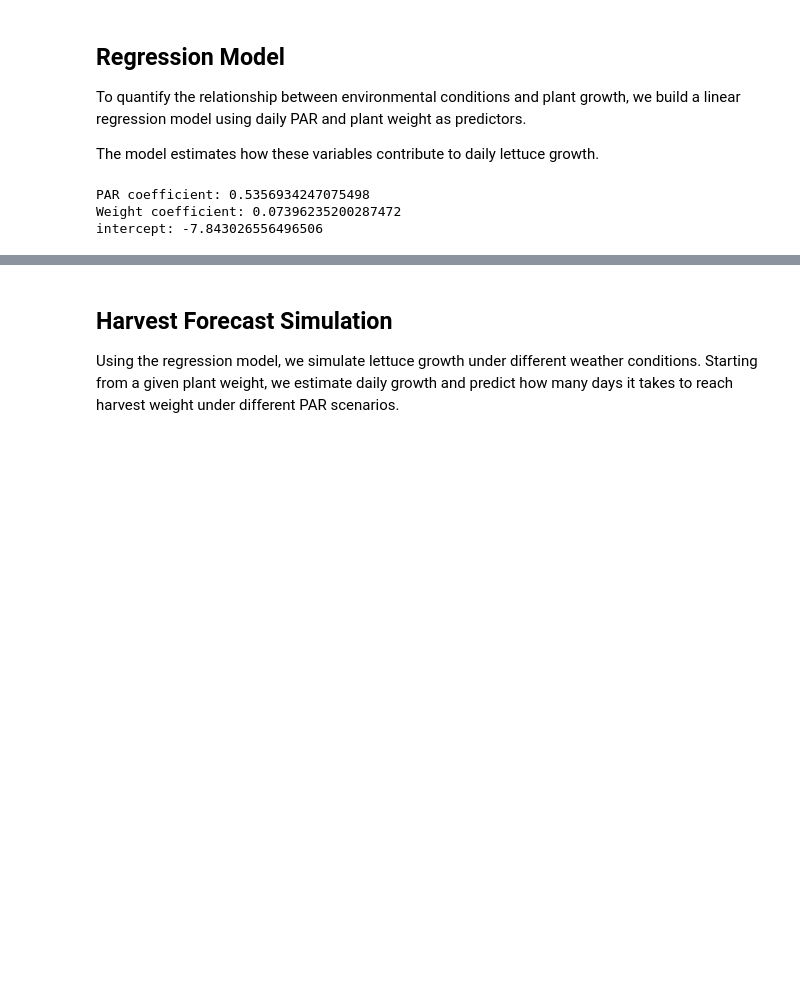
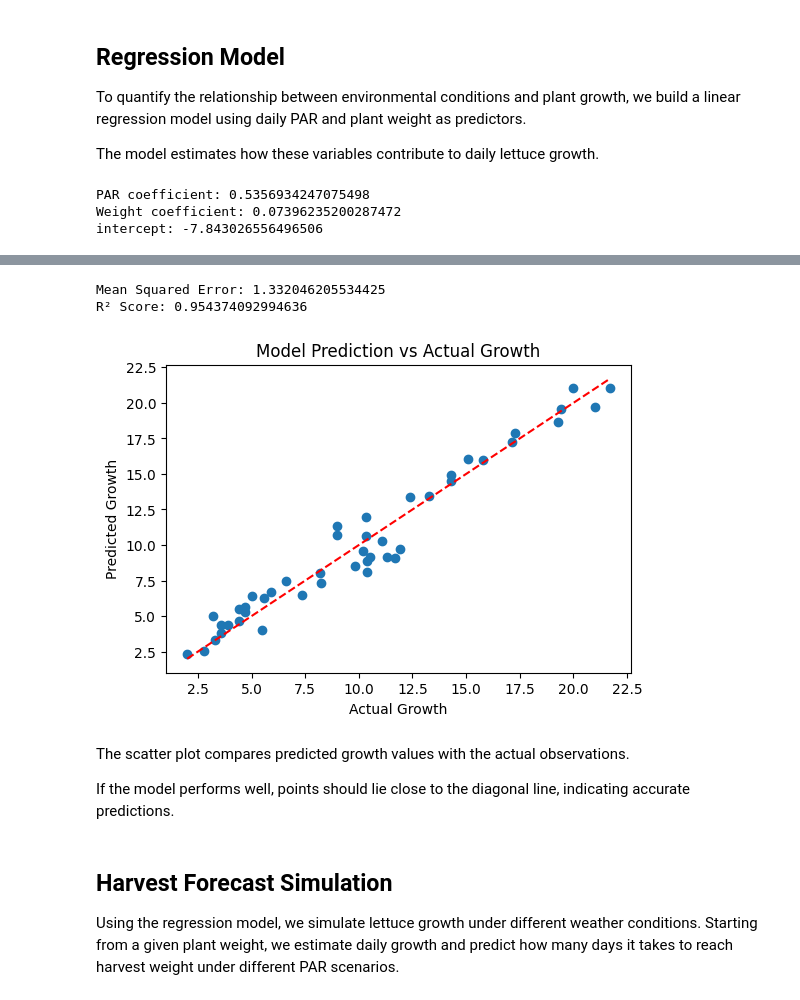
Before and after one commit to wyqz001/lettuce-par-prediction, a Jupyter notebook: lettuce_growth_analysis.ipynb, the cells around one changed output, grey strips where cells are left out. Drawn from its saved outputs; the diff is of its cells as text; code cells hidden in the pictures; blank space fills up the shorter version.

```diff
--- a/lettuce_growth_analysis.ipynb
+++ b/lettuce_growth_analysis.ipynb
@@ -116,0 +123,5 @@ intercept: -7.843026556496506
+# %%
+# Predict daily growth
+df["predicted_growth"] = model.predict(X)
+
+df.head()
@@ -117,3 +135,36 @@ intercept: -7.843026556496506
+# %%
+from sklearn.metrics import mean_squared_error
+from sklearn.metrics import r2_score
+
+mse = mean_squared_error(y, df["predicted_growth"])
+r2 = r2_score(y, df["predicted_growth"])
+
+print("Mean Squared Error:", mse)
+print("R² Score:", r2)
+# %% [output]
+Mean Squared Error: 1.332046205534425
+R² Score: 0.954374092994636
+# %%
+import matplotlib.pyplot as plt
+
+plt.figure(figsize=(6,4))
+
+plt.scatter(y, df["predicted_growth"])
+
+plt.xlabel("Actual Growth")
+plt.ylabel("Predicted Growth")
+
+plt.title("Model Prediction vs Actual Growth")
+
+plt.plot([y.min(), y.max()], [y.min(), y.max()], 'r--')
+
+plt.show()
+# %% [output]
+[figure, added]
+# %% [markdown]
+The scatter plot compares predicted growth values with the actual observations.
+
+If the model performs well, points should lie close to the diagonal line, indicating accurate predictions.
 # %% [markdown]
 ## Harvest Forecast Simulation
 
```
Also changed, not shown: parts of 4 cells of this notebook.
